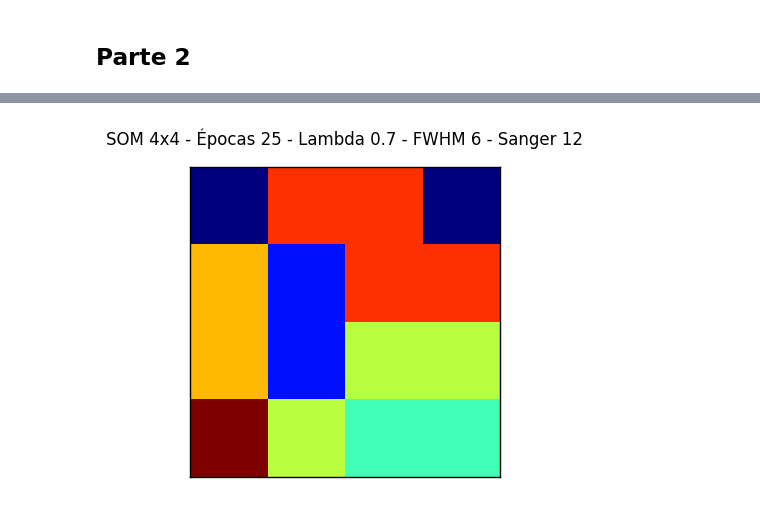
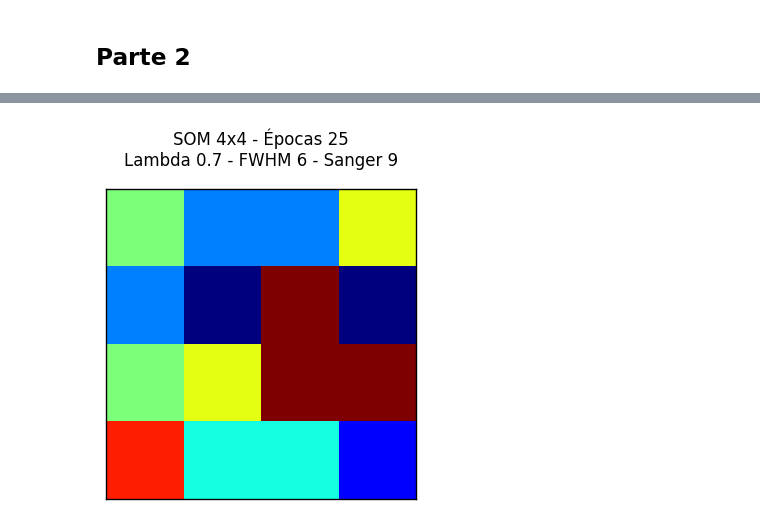
Before and after one commit to matiasbattocchia/redes-neuronales, a Jupyter notebook: tp2/TP 2.ipynb, the cells around one changed output, grey strips where cells are left out. Cells and saved outputs as stored; diff of their text form; code cells hidden in the pictures.

```diff
--- a/tp2/TP 2.ipynb
+++ b/tp2/TP 2.ipynb
@@ -437,30 +414,3 @@ experimento(factor_aprendizaje=.7, épocas=250, lado=5, fwhm_inicial=8)
-# %%
-from sklearn.preprocessing import MaxAbsScaler
-
-def experimento(save='/home/matias/experimentos/', sanger=0, plot=plot_som, **args):
-    som = SOM(**args)
-    sanger = NS(factor_aprendizaje=1e-5, épocas=100, salidas=sanger, regla='Sanger')
-
-    est = make_pipeline(
-        MaxAbsScaler(),
-        sanger,
-        som,
-    )
-
-    plot(est.fit_transform(X.values, y))
-
-    vars = (som.lado, som.lado, som.épocas, som.factor_aprendizaje, som.fwhm_inicial, sanger.salidas)
-
-    if plot == plot_som:
-        plt.title( 'SOM {}x{} - Épocas {} - Lambda {} - FWHM {} - Sanger {}'.format(*vars) );
-    else:
-        plt.suptitle( 'SOM comparado {}x{} - Épocas {} - Lambda {} - FWHM {} - Sanger {}'.format(*vars) )
-
-    if save:
-        if plot == plot_som:
-            plt.savefig( save + 'som{}x{}_é{}_l{}_f{}_sanger{}.pdf'.format(*vars) )
-        else:
-            plt.savefig( save + 'som_comparado{}x{}_é{}_l{}_f{}_sanger{}.pdf'.format(*vars) )
 # %%
 experimento(factor_aprendizaje=.7, épocas=25, lado=4, fwhm_inicial=6, sanger=3)
 # %% [output]
@@ -476,4 +422,4 @@ experimento(factor_aprendizaje=.7, épocas=25, lado=4, fwhm_inicial=6, sanger=6)
 # %%
-experimento(factor_aprendizaje=.7, épocas=25, lado=4, fwhm_inicial=6, sanger=12)
+experimento(factor_aprendizaje=.7, épocas=25, lado=4, fwhm_inicial=6, sanger=9)
 # %% [output]
-[figure, old version]
+[figure, new version]
```
Also changed, not shown: parts of 39 cells of this notebook, 24 other files.
